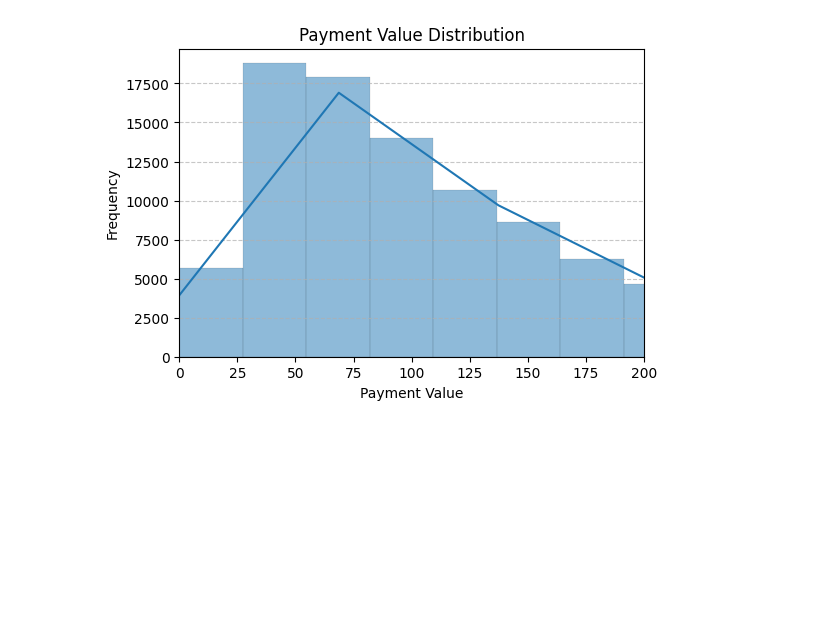
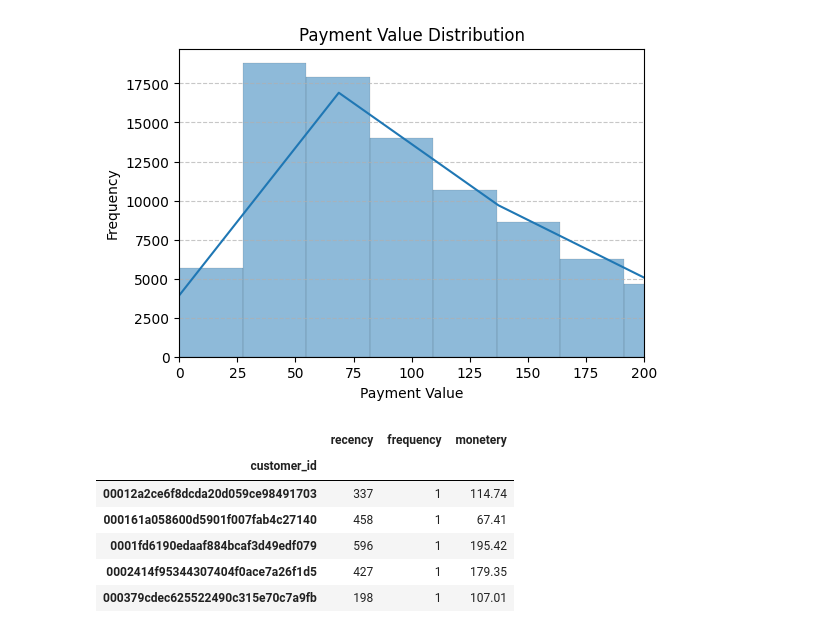
Before and after one commit to iamharish22/ecommerce-data-analysis-project, a Jupyter notebook: python/ecommerce_anaylsis.ipynb, the cells around one changed output. Cells and saved outputs as stored; diff of their text form; code cells hidden in the pictures; blank space fills up the shorter version.

```diff
--- a/python/ecommerce_anaylsis.ipynb
+++ b/python/ecommerce_anaylsis.ipynb
@@ -230,3 +226,27 @@ plt.grid(axis="y", linestyle="--", alpha=0.7)
 plt.show()
 # %% [output]
 [figure]
+# %%
+# Performing RFM
+# Merge tables of perform RFM
+df = df_orders.merge(df_orderspayments, on = "order_id")
+df = df.merge(df_customer, on= "customer_id")
+
+# finding last order date in dataset
+last_active_date = df["order_purchase_timestamp"].max()
+
+#Finding RFM value using lambda function
+rfm = df.groupby("customer_id").agg({"order_purchase_timestamp": lambda x: (last_active_date - x.max()).days,
+                                         "order_id": "count",
+                                         "payment_value": "sum"})
+# rename columns
+rfm.columns = ["recency","frequency","monetery"]
+rfm.head()
+# %% [output]
+|  | recency | frequency | monetery |
+| customer_id |  |  |  |
+| 00012a2ce6f8dcda20d059ce98491703 | 337 | 1 | 114.74 |
+| 000161a058600d5901f007fab4c27140 | 458 | 1 | 67.41 |
+| 0001fd6190edaaf884bcaf3d49edf079 | 596 | 1 | 195.42 |
+| 0002414f95344307404f0ace7a26f1d5 | 427 | 1 | 179.35 |
+| 000379cdec625522490c315e70c7a9fb | 198 | 1 | 107.01 |
```
Also changed, not shown: parts of 5 cells of this notebook, 1 other file.
